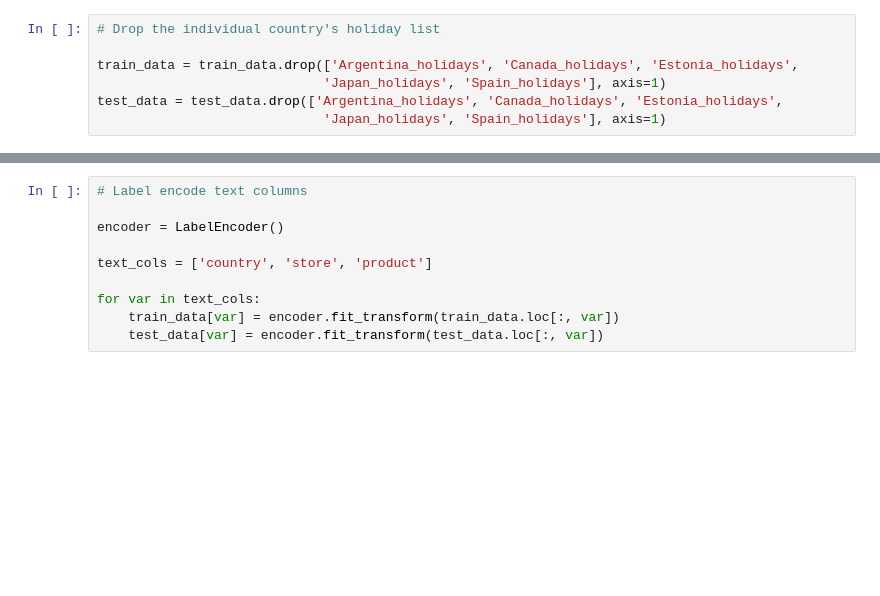
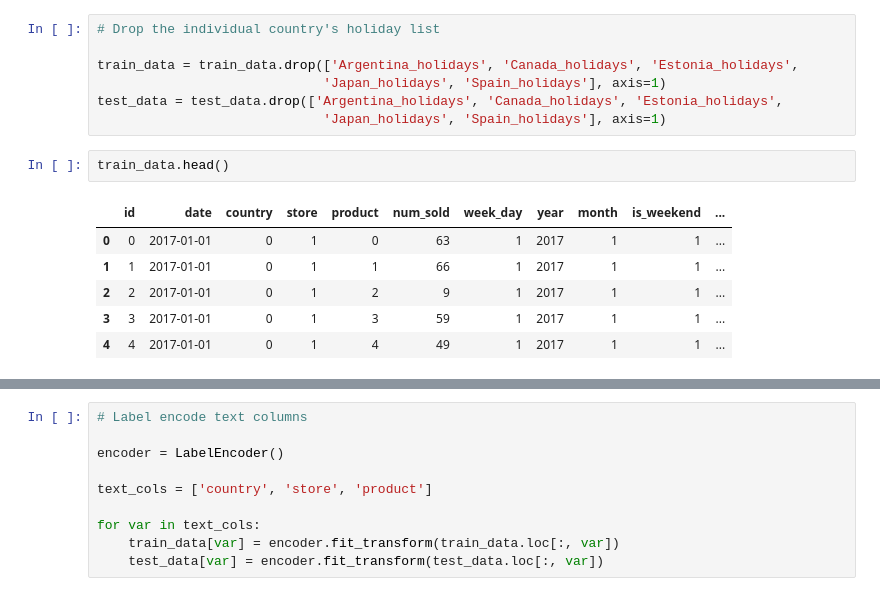
Before and after one commit to smirithi098/Sales-forecast-kaggle, a Jupyter notebook: sales_forecast.ipynb, the cells around one changed output, grey strips where cells are left out. Saved outputs shown, nothing was run; the diff lists cells and outputs as text; blank space fills up the shorter version.

```diff
--- a/sales_forecast.ipynb
+++ b/sales_forecast.ipynb
@@ -79,3 +79,12 @@ train_data = train_data.drop(['Argentina_holidays', 'Canada_holidays', 'Estonia_
                              'Japan_holidays', 'Spain_holidays'], axis=1)
 test_data = test_data.drop(['Argentina_holidays', 'Canada_holidays', 'Estonia_holidays',
                              'Japan_holidays', 'Spain_holidays'], axis=1)
+# %%
+train_data.head()
+# %% [output]
+|  | id | date | country | store | product | num_sold | week_day | year | month | is_weekend | ... |
+| 0 | 0 | 2017-01-01 | 0 | 1 | 0 | 63 | 1 | 2017 | 1 | 1 | ... |
+| 1 | 1 | 2017-01-01 | 0 | 1 | 1 | 66 | 1 | 2017 | 1 | 1 | ... |
+| 2 | 2 | 2017-01-01 | 0 | 1 | 2 | 9 | 1 | 2017 | 1 | 1 | ... |
+| 3 | 3 | 2017-01-01 | 0 | 1 | 3 | 59 | 1 | 2017 | 1 | 1 | ... |
+| 4 | 4 | 2017-01-01 | 0 | 1 | 4 | 49 | 1 | 2017 | 1 | 1 | ... |
```
Also changed, not shown: parts of 1 cell of this notebook.
